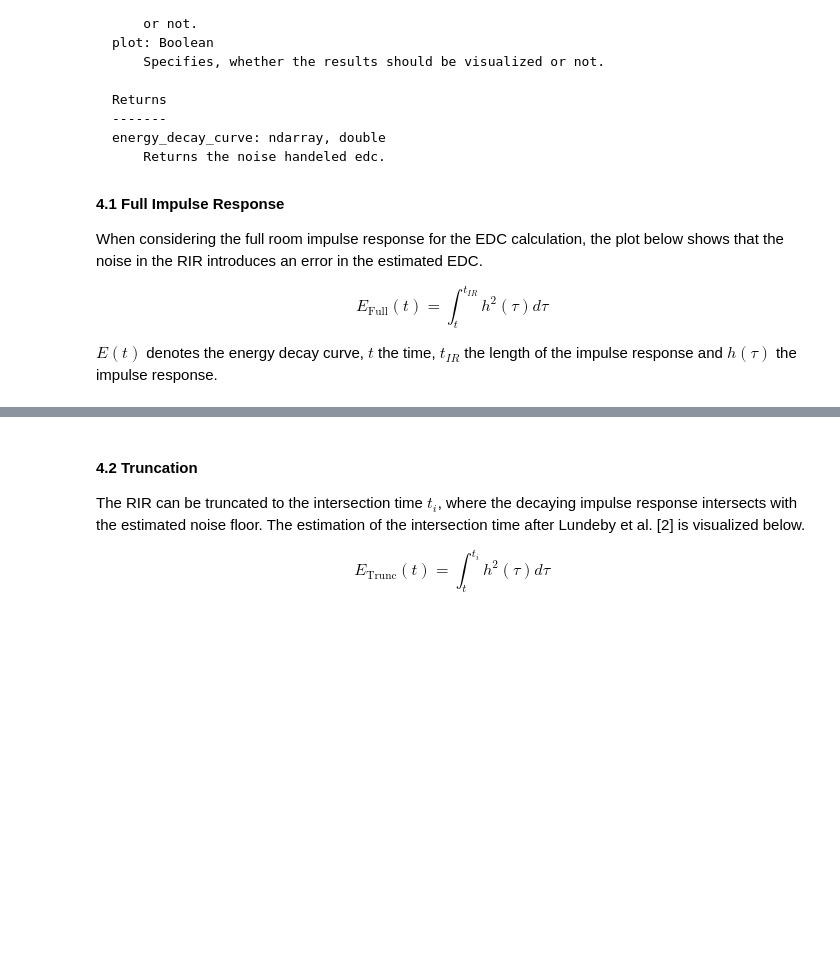
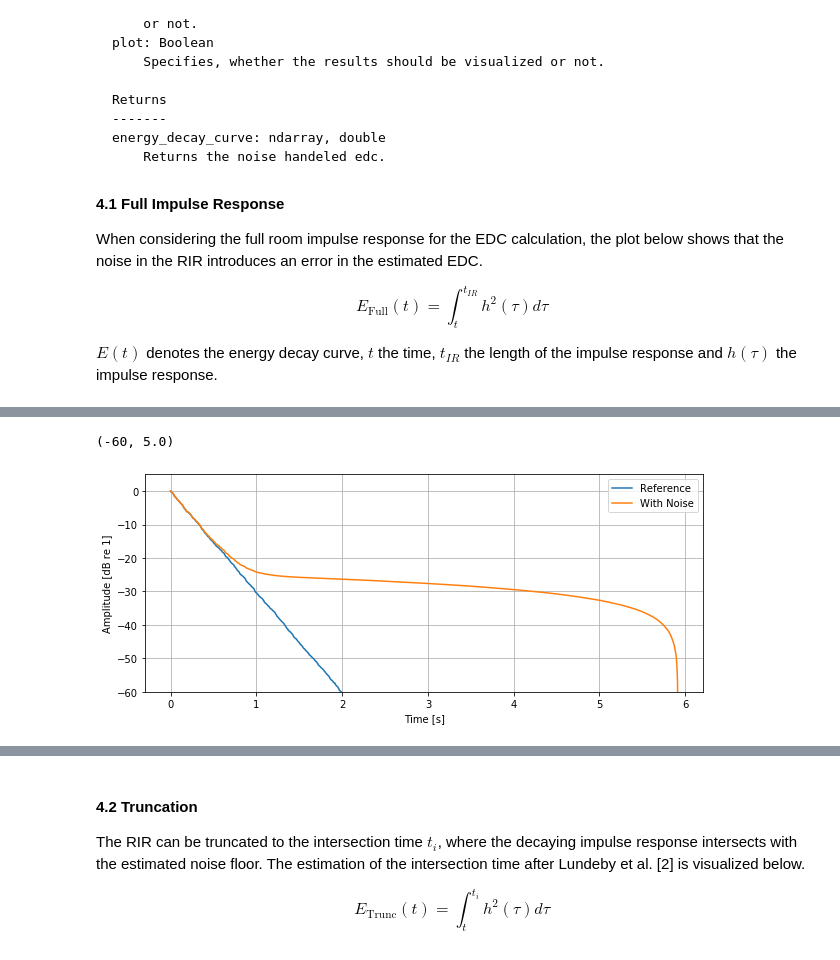
Before and after one commit to pyfar/pyrato, a Jupyter notebook: examples/energy_decay_curves_and_reverberation_time.ipynb, the cells around one changed output, grey strips where cells are left out. Drawn from its saved outputs; the diff is of its cells as text; code cells hidden in the pictures; blank space fills up the shorter version.

```diff
--- a/examples/energy_decay_curves_and_reverberation_time.ipynb
+++ b/examples/energy_decay_curves_and_reverberation_time.ipynb
@@ -157,15 +166,18 @@ print(output_string)
 # %%
-rir_noise_shifted = enh.preprocess_rir(rir_1_noise, time_shift=True)[0]
+rir_noise_shifted = ra.preprocess_rir(rir_1_noise, time_shift=True)[0]
 edc_full_rir = ra.schroeder_integration(np.squeeze(rir_noise_shifted), is_energy=True)
-rir_shifted = enh.preprocess_rir(rir_1, time_shift=True)[0]
+rir_shifted = ra.preprocess_rir(rir_1, time_shift=True)[0]
 edc_full_rir_compare = ra.schroeder_integration(np.squeeze(rir_shifted), is_energy=True)
 edc_full_rir /= edc_full_rir[0]
 edc_full_rir_compare /= edc_full_rir_compare[0]
 
 plt.figure(figsize=(10, 4))
 plot_time(edc_full_rir_compare, sampling_rate, log_prefix=10, label='Reference')
 plot_time(edc_full_rir, sampling_rate, log_prefix=10, label='With Noise')
 plt.ylim(-60)
+# %% [output]
+(-60, 5.0)
+[figure, added]
 # %%
 from roomacoustics import dsp
 np.broadcast_to(-dsp.find_impulse_response_start(rir_1), 1)
```
Also changed, not shown: parts of 16 cells of this notebook, 3 other files.
